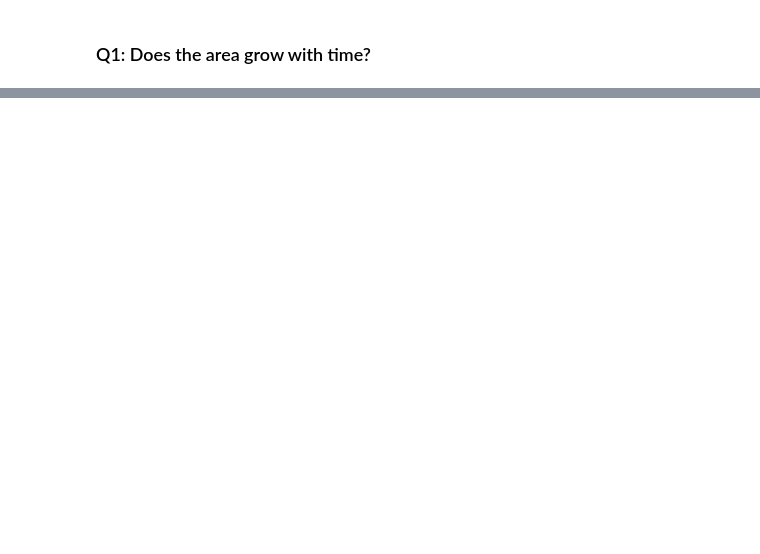
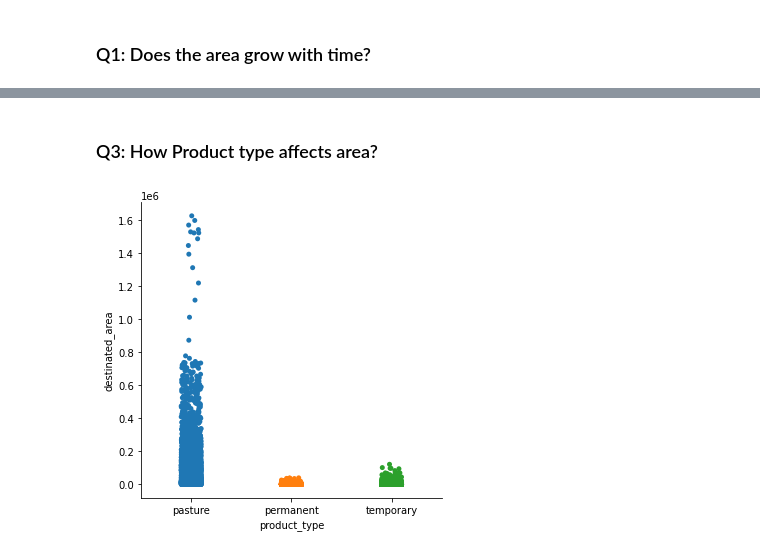
Before and after one commit to Marcos-Tonari-Diaz/Desafio_Bain_2022, a Jupyter notebook: Datathon.ipynb, the cells around one changed output, grey strips where cells are left out. Saved outputs shown, nothing was run; the diff lists cells and outputs as text; code cells hidden in the pictures; blank space fills up the shorter version.

```diff
--- a/Datathon.ipynb
+++ b/Datathon.ipynb
@@ -132,0 +154,6 @@ per_city_scatterplot = sns.relplot(x="year", y="destinated_area", col="city_code
+# %% [markdown]
+### Q3: How Product type affects area?
+# %%
+product_type_area_catplot = sns.catplot(x="product_type", y="destinated_area", data=historical_database)
+# %% [output]
+[figure, added]
```
Also changed, not shown: parts of 15 cells of this notebook.
